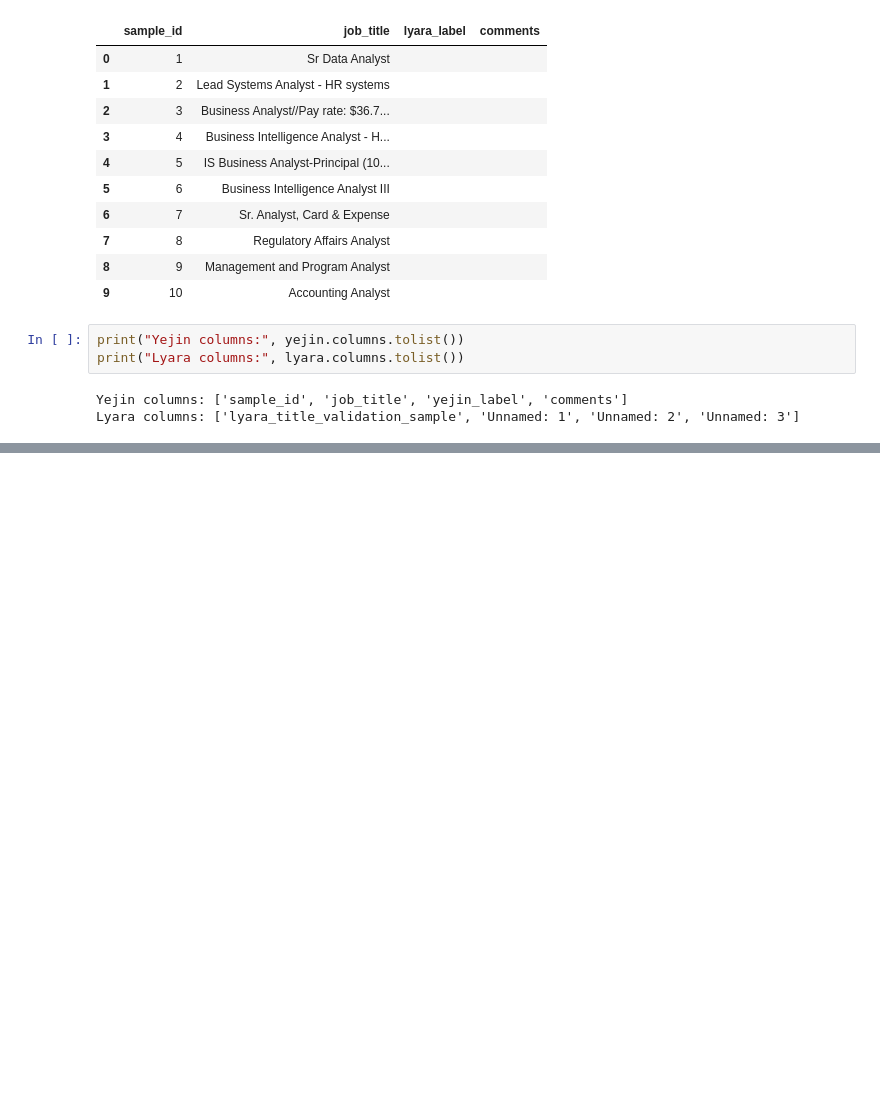
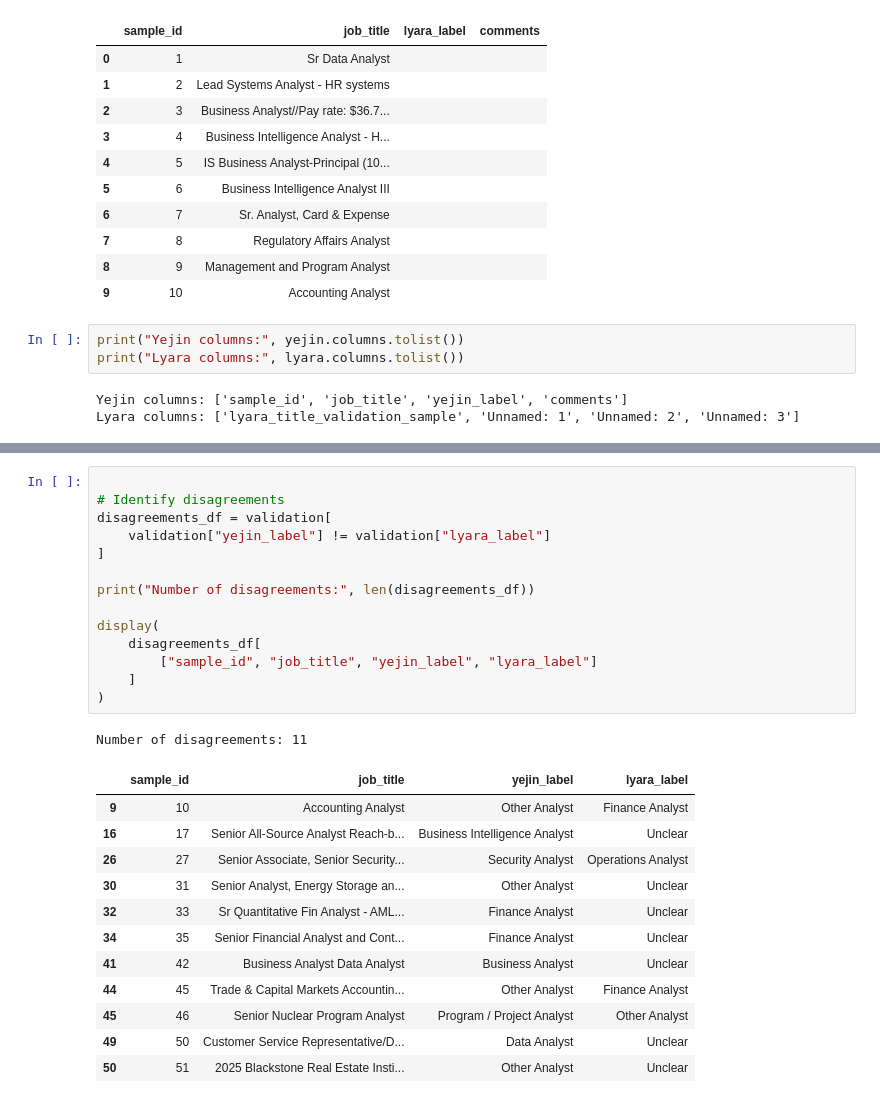
Before and after one commit to liayejinkwon-arch/INFO-5006-Business-Intelligence, a Jupyter notebook: Yejin_Kwon_BA_Population_and_Classification_Validation.ipynb, the cells around one changed output, grey strips where cells are left out. Cells and saved outputs as stored; diff of their text form; blank space fills up the shorter version.

```diff
--- a/Yejin_Kwon_BA_Population_and_Classification_Validation.ipynb
+++ b/Yejin_Kwon_BA_Population_and_Classification_Validation.ipynb
@@ -1069,0 +1136,28 @@ Merged titles: 60
+# %%
+
+# Identify disagreements
+disagreements_df = validation[
+    validation["yejin_label"] != validation["lyara_label"]
+]
+
+print("Number of disagreements:", len(disagreements_df))
+
+display(
+    disagreements_df[
+        ["sample_id", "job_title", "yejin_label", "lyara_label"]
+    ]
+)
+# %% [output]
+Number of disagreements: 11
+|  | sample_id | job_title | yejin_label | lyara_label |
+| 9 | 10 | Accounting Analyst | Other Analyst | Finance Analyst |
+| 16 | 17 | Senior All-Source Analyst Reach-b... | Business Intelligence Analyst | Unclear |
+| 26 | 27 | Senior Associate, Senior Security... | Security Analyst | Operations Analyst |
+| 30 | 31 | Senior Analyst, Energy Storage an... | Other Analyst | Unclear |
+| 32 | 33 | Sr Quantitative Fin Analyst - AML... | Finance Analyst | Unclear |
+| 34 | 35 | Senior Financial Analyst and Cont... | Finance Analyst | Unclear |
+| 41 | 42 | Business Analyst Data Analyst | Business Analyst | Unclear |
+| 44 | 45 | Trade & Capital Markets Accountin... | Other Analyst | Finance Analyst |
+| 45 | 46 | Senior Nuclear Program Analyst | Program / Project Analyst | Other Analyst |
+| 49 | 50 | Customer Service Representative/D... | Data Analyst | Unclear |
+| 50 | 51 | 2025 Blackstone Real Estate Insti... | Other Analyst | Unclear |
```
Also changed, not shown: parts of 5 cells of this notebook.
